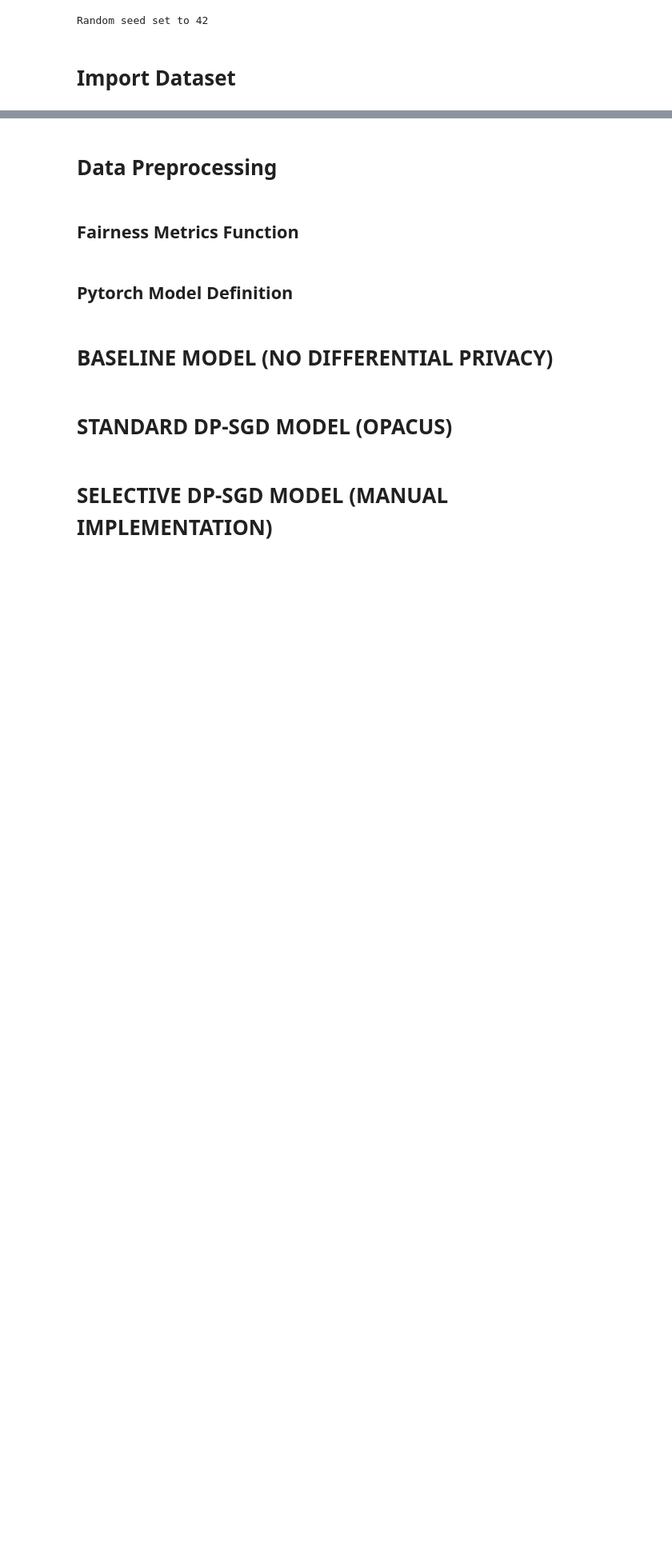
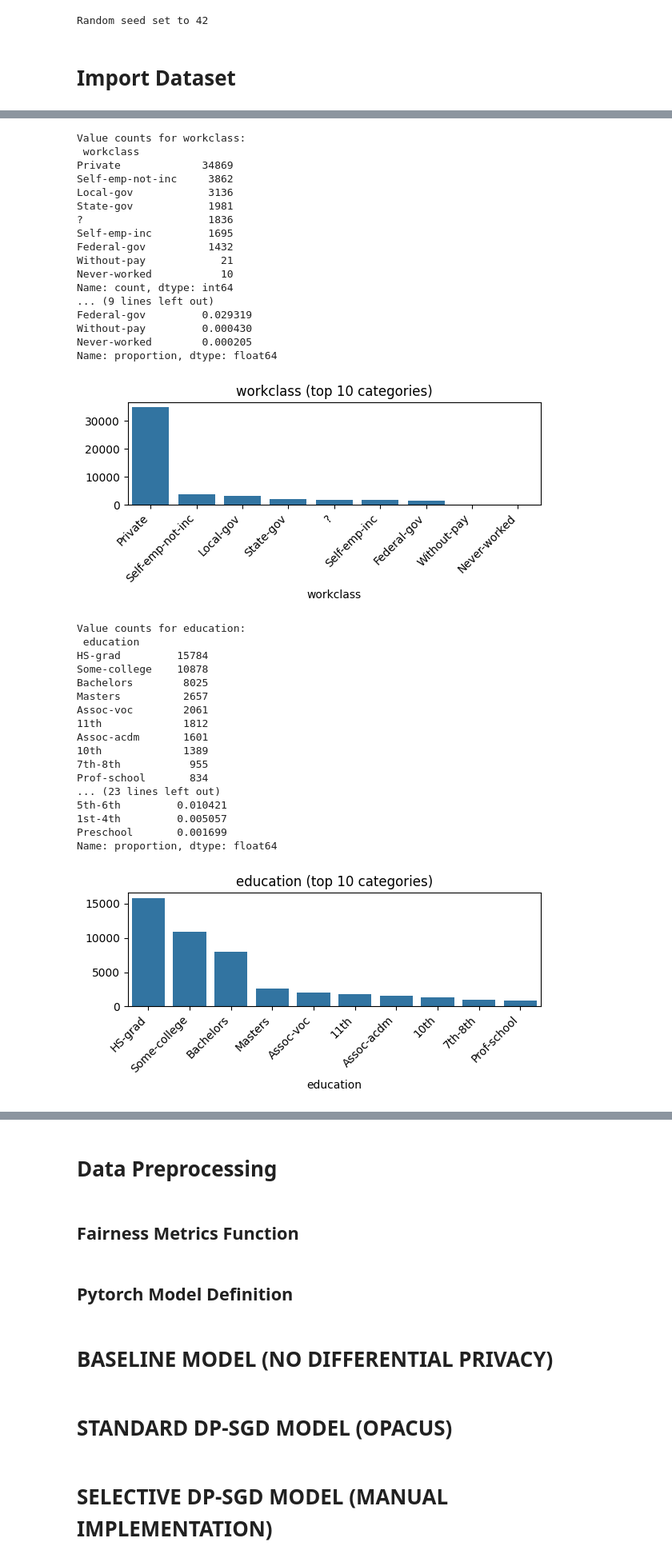
Before and after one commit to Enrico-Madani1/S-DP-SGD_Data259, a Jupyter notebook: Project_DATA259.ipynb, the cells around one changed output, grey strips where cells are left out. Shown at 80% size. Cells and saved outputs as stored; diff of their text form; code cells hidden in the pictures; blank space fills up the shorter version.

```diff
--- a/Project_DATA259.ipynb
+++ b/Project_DATA259.ipynb
@@ -48,0 +156,49 @@ y = adult.data.targets
+# %%
+for col in categorical_cols:
+    print(f"\nValue counts for {col}:\n", X[col].value_counts())
+    print(f"\nProportions for {col}:\n", X[col].value_counts(normalize=True))
+
+    plt.figure(figsize=(6, 3))
+    value_counts = X[col].value_counts().head(10)
+    sns.barplot(x=value_counts.index, y=value_counts.values)
+    plt.title(f"{col} (top 10 categories)")
+    plt.xticks(rotation=45, ha="right")
+    plt.tight_layout()
+    plt.show()
+# %% [output]
+Value counts for workclass:
+ workclass
+Private             34869
+Self-emp-not-inc     3862
+Local-gov            3136
+State-gov            1981
+?                    1836
+Self-emp-inc         1695
+Federal-gov          1432
+Without-pay            21
+Never-worked           10
+Name: count, dtype: int64
+... (9 lines left out)
+Federal-gov         0.029319
+Without-pay         0.000430
+Never-worked        0.000205
+Name: proportion, dtype: float64
+[figure, added]
+Value counts for education:
+ education
+HS-grad         15784
+Some-college    10878
+Bachelors        8025
+Masters          2657
+Assoc-voc        2061
+11th             1812
+Assoc-acdm       1601
+10th             1389
+7th-8th           955
+Prof-school       834
+... (23 lines left out)
+5th-6th         0.010421
+1st-4th         0.005057
+Preschool       0.001699
+Name: proportion, dtype: float64
+[figure, added]
```
Also changed, not shown: parts of 18 cells of this notebook.
